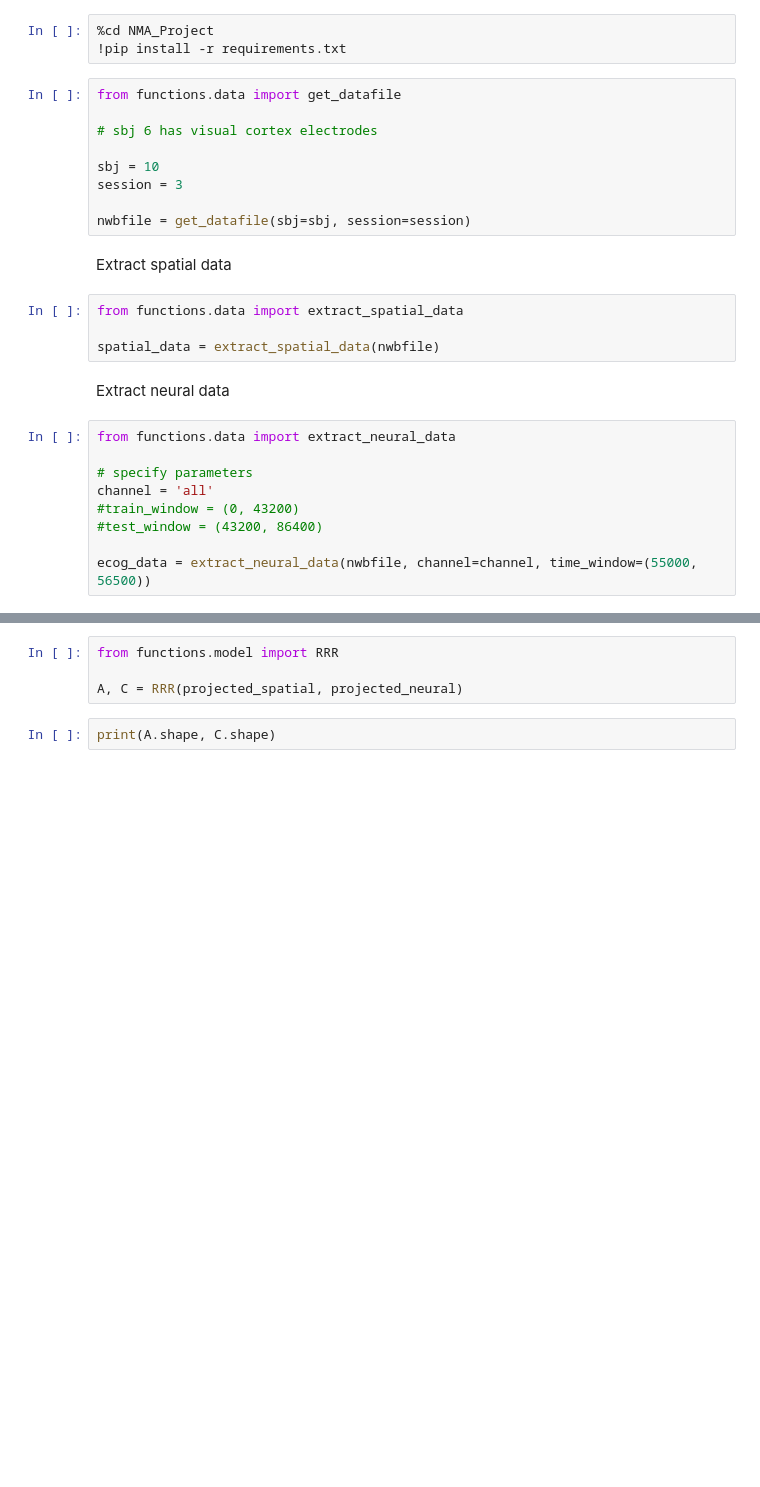
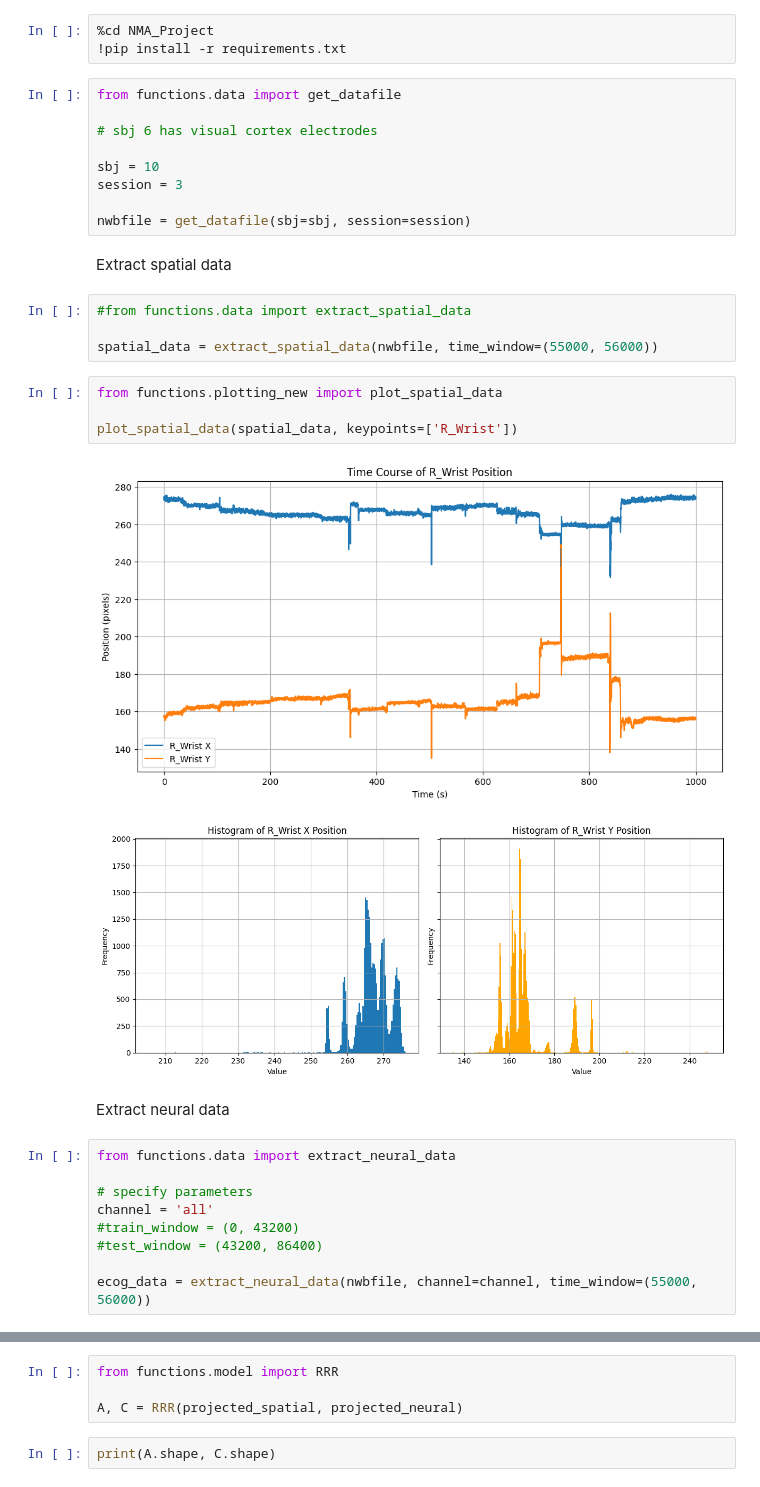
Before and after one commit to mserhat1/NMA_Project, a Jupyter notebook: testing_models.ipynb, the cells around one changed output, grey strips where cells are left out. Cells and saved outputs as stored; diff of their text form; blank space fills up the shorter version.

```diff
--- a/testing_models.ipynb
+++ b/testing_models.ipynb
@@ -21,9 +21,16 @@ nwbfile = get_datafile(sbj=sbj, session=session)
 # %% [markdown]
 Extract spatial data
 # %%
-from functions.data import extract_spatial_data
+#from functions.data import extract_spatial_data
 
-spatial_data = extract_spatial_data(nwbfile)
+spatial_data = extract_spatial_data(nwbfile, time_window=(55000, 56000))
+# %%
+from functions.plotting_new import plot_spatial_data
+
+plot_spatial_data(spatial_data, keypoints=['R_Wrist'])
+# %% [output]
+[figure, added]
+[figure, added]
 # %% [markdown]
 Extract neural data
 # %%
@@ -34,7 +41,7 @@ channel = 'all'
 #train_window = (0, 43200)
 #test_window = (43200, 86400)
 
-ecog_data = extract_neural_data(nwbfile, channel=channel, time_window=(55000, 56500))
+ecog_data = extract_neural_data(nwbfile, channel=channel, time_window=(55000, 56000))
 # %%
 from functions.analysis import keypoints_pca, ecog_pca
 
```
Also changed, not shown: parts of 14 cells of this notebook.
